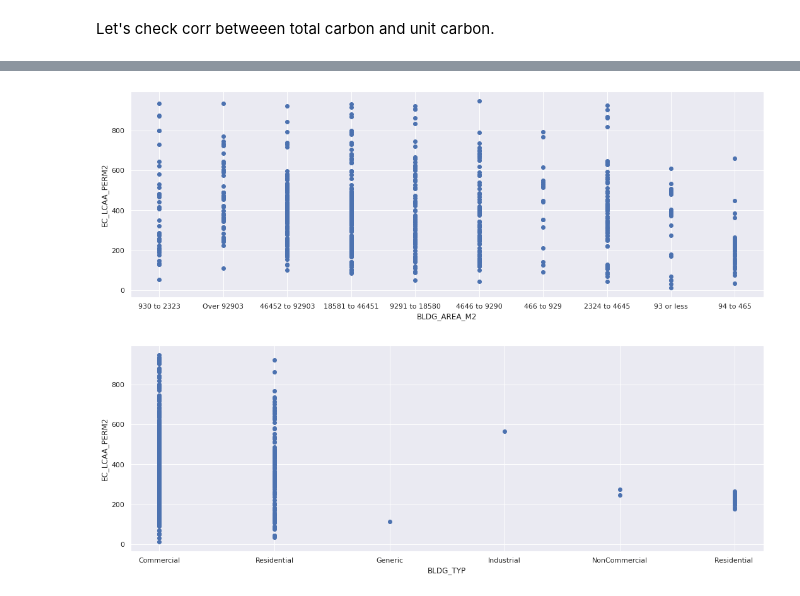
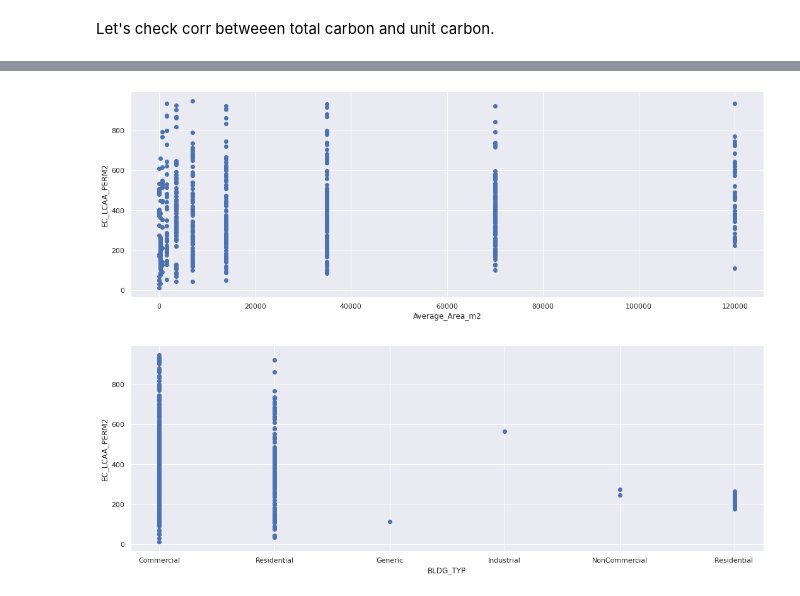
Before and after one commit to Aydino/carbon-footprint-analysis, a Jupyter notebook: Carbon.ipynb, the cells around one changed output, grey strips where cells are left out. Drawn from its saved outputs; the diff is of its cells as text; code cells hidden in the pictures.

```diff
--- a/Carbon.ipynb
+++ b/Carbon.ipynb
@@ -219,11 +230,11 @@ sns.heatmap(c,cmap="BrBG",annot=True)
 # %%
 fig, ax = plt.subplots(figsize=(18,6))
-ax.scatter(df['BLDG_AREA_M2'], df['EC_LCAA_PERM2'])
-ax.set_xlabel('BLDG_AREA_M2')
+ax.scatter(df['Average_Area_m2'], df['EC_LCAA_PERM2'])
+ax.set_xlabel('Average_Area_m2')
 ax.set_ylabel('EC_LCAA_PERM2')
 plt.show()
 # %% [output]
-[figure, old version]
+[figure, new version]
 # %%
 fig, ax = plt.subplots(figsize=(18,6))
 ax.scatter(df['BLDG_TYP'], df['EC_LCAA_PERM2'])
```
Also changed, not shown: parts of 39 cells of this notebook.
